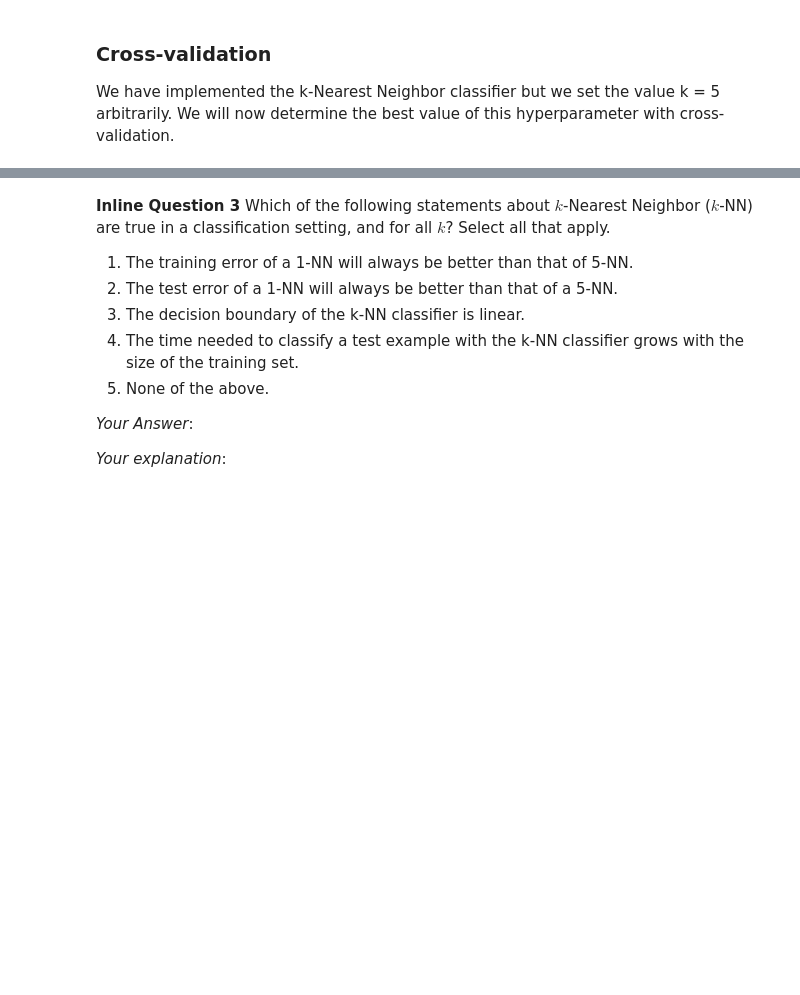
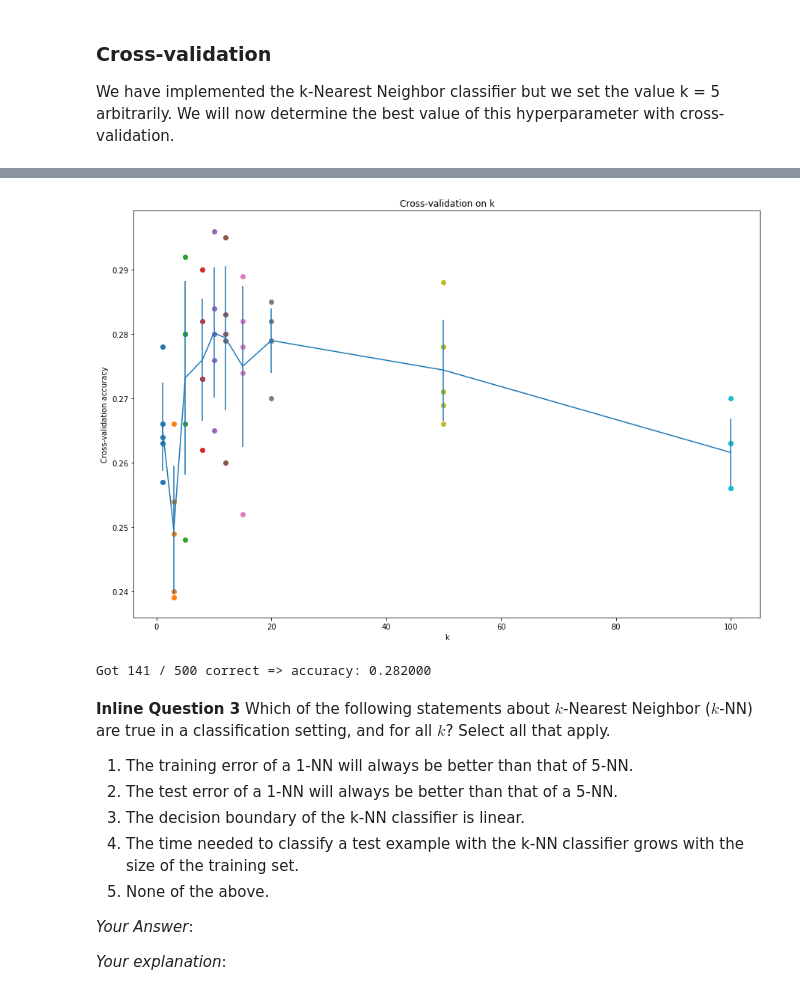
Before and after one commit to Fctvzm/cs231n_assigments, a Jupyter notebook: assignment1/knn.ipynb, the cells around one changed output, grey strips where cells are left out. Saved outputs shown, nothing was run; the diff lists cells and outputs as text; code cells hidden in the pictures; blank space fills up the shorter version.

```diff
--- a/assignment1/knn.ipynb
+++ b/assignment1/knn.ipynb
@@ -168,0 +181,7 @@ Got 151 / 500 correct => accuracy: 0.302000
+# %%
+X_train_folds = np.asarray(np.array_split(X_train, 5))
+num = X_train_folds.shape[1]
+y_train_folds = np.asarray(np.array_split(y_train, 5))
+mask1 = np.ones((5, num), dtype=bool)
+mask1[i] = False
+y_train_folds[0].shape
@@ -249,7 +280,8 @@ y_train_folds = []
 # y_train_folds[i] is the label vector for the points in X_train_folds[i].     #
 # Hint: Look up the numpy array_split function.                                #
 ################################################################################
-# Your code
+X_train_folds = np.asarray(np.array_split(X_train, num_folds))
+y_train_folds = np.asarray(np.array_split(y_train, num_folds))
 ################################################################################
 #                                 END OF YOUR CODE                             #
 ################################################################################
@@ -269,7 +301,27 @@ k_to_accuracies = {}
 # last fold as a validation set. Store the accuracies for all fold and all     #
 # values of k in the k_to_accuracies dictionary.                               #
 ################################################################################
-# Your code
+size =  X_train_folds.shape[2]
+num = X_train_folds.shape[1]
+for k in k_choices:
+    k_to_accuracies[k] = []
+    for i in range(num_folds):
+        mask = np.ones((num_folds, num, size), dtype=bool)
+        mask[i] = False
+        X_train_new = X_train_folds[mask].reshape(-1, size)
+
+        mask1 = np.ones((num_folds, num), dtype=bool)
+        mask1[i] = False
+        y_train_new = y_train_folds[mask1]
+
+        classifier = KNearestNeighbor()
+        classifier.train(X_train_new, y_train_new)
+        dists = classifier.compute_distances_no_loops(X_train_folds[i])
+
+        y_test_pred = classifier.predict_labels(dists, k=k)
+        num_correct = np.sum(y_test_pred == y_train_folds[i])
+        accuracy = float(num_correct) / num
+        k_to_accuracies[k].append(accuracy)
 ################################################################################
 #                                 END OF YOUR CODE                             #
 ################################################################################
@@ -281,22 +351,25 @@ for k in sorted(k_to_accuracies):
 # %%
 # plot the raw observations
+plt.figure(figsize=(15, 10))
 for k in k_choices:
     accuracies = k_to_accuracies[k]
     plt.scatter([k] * len(accuracies), accuracies)
 
 # plot the trend line with error bars that correspond to standard deviation
 accuracies_mean = np.array([np.mean(v) for k,v in sorted(k_to_accuracies.items())])
 accuracies_std = np.array([np.std(v) for k,v in sorted(k_to_accuracies.items())])
 plt.errorbar(k_choices, accuracies_mean, yerr=accuracies_std)
 plt.title('Cross-validation on k')
 plt.xlabel('k')
 plt.ylabel('Cross-validation accuracy')
 plt.show()
+# %% [output]
+[figure, added]
 # %%
 # Based on the cross-validation results above, choose the best value for k,
 # retrain the classifier using all the training data, and test it on the test
 # data. You should be able to get above 28% accuracy on the test data.
-best_k = 1
+best_k = 6
 
 classifier = KNearestNeighbor()
 classifier.train(X_train, y_train)
@@ -306,6 +379,8 @@ y_test_pred = classifier.predict(X_test, k=best_k)
 num_correct = np.sum(y_test_pred == y_test)
 accuracy = float(num_correct) / num_test
 print('Got %d / %d correct => accuracy: %f' % (num_correct, num_test, accuracy))
+# %% [output]
+Got 141 / 500 correct => accuracy: 0.282000
 # %% [markdown]
 **Inline Question 3**
 Which of the following statements about $k$-Nearest Neighbor ($k$-NN) are true in a classification setting, and for all $k$? Select all that apply.
```
Also changed, not shown: parts of 14 cells of this notebook, 1 other file.
